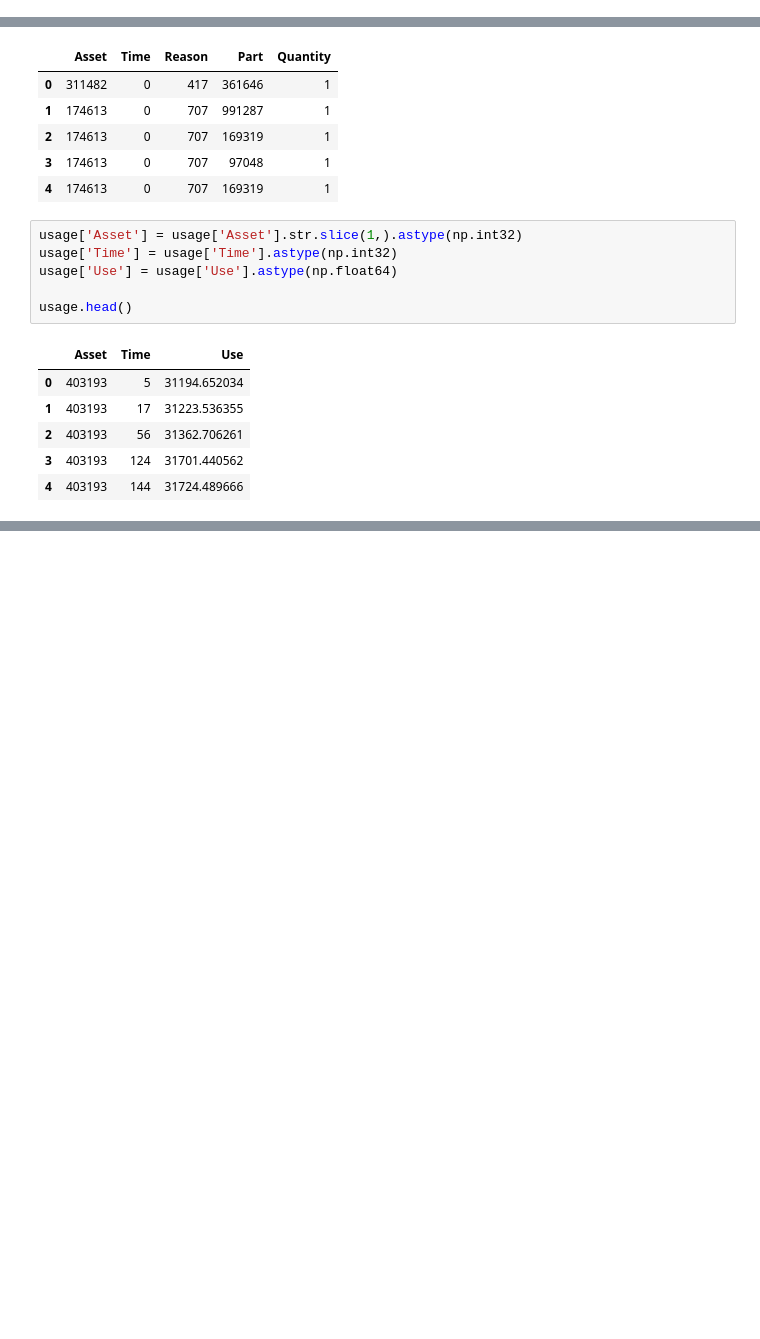
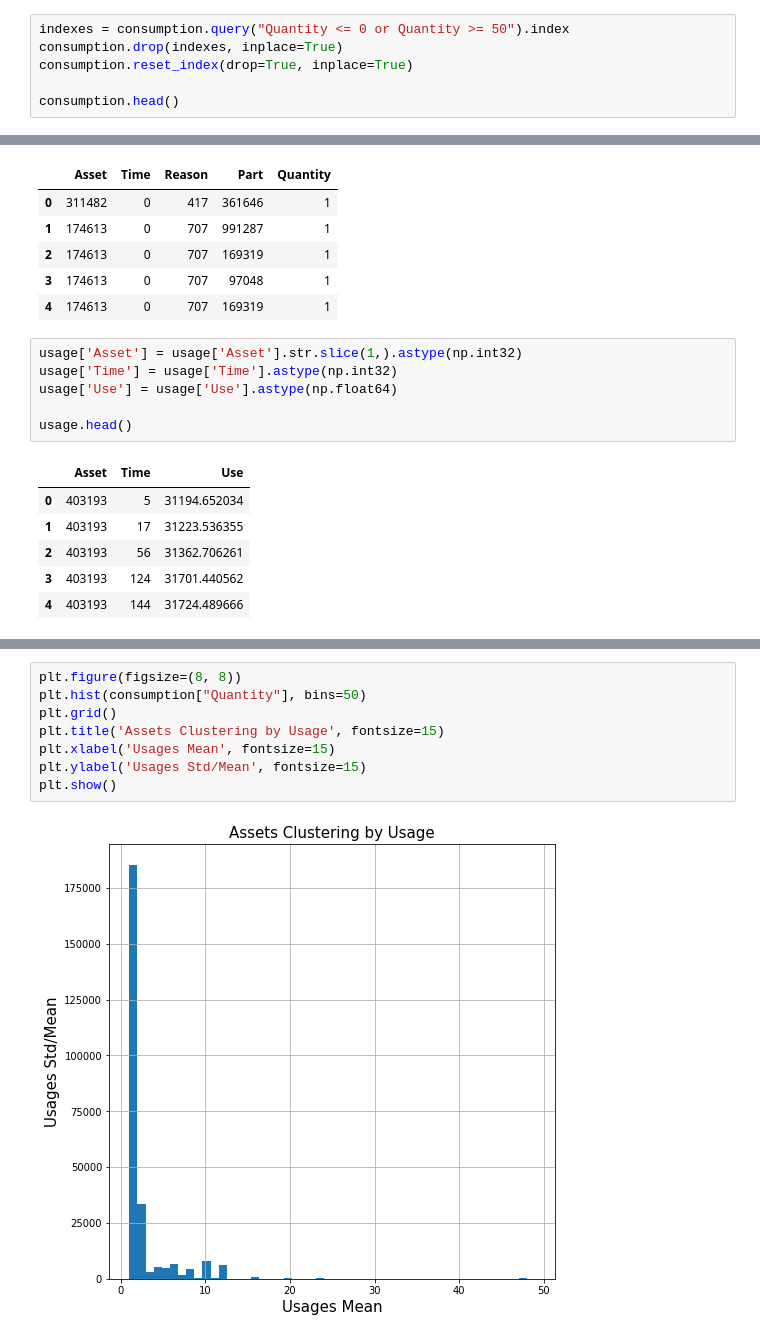
Before and after one commit to ronaldpereira/phm-challenge, a Jupyter notebook: 2014/src/PHM Article Reproduction.ipynb, the cells around one changed output, grey strips where cells are left out. Saved outputs shown, nothing was run; the diff lists cells and outputs as text; blank space fills up the shorter version.

```diff
--- a/2014/src/PHM Article Reproduction.ipynb
+++ b/2014/src/PHM Article Reproduction.ipynb
@@ -68,2 +55,8 @@ consumption.head()
 # %% [markdown]
 ## Data Preprocessing
+# %%
+indexes = consumption.query("Quantity <= 0 or Quantity >= 50").index
+consumption.drop(indexes, inplace=True)
+consumption.reset_index(drop=True, inplace=True)
+
+consumption.head()
@@ -97,0 +119,10 @@ usage.head()
+# %%
+plt.figure(figsize=(8, 8))
+plt.hist(consumption["Quantity"], bins=50)
+plt.grid()
+plt.title('Assets Clustering by Usage', fontsize=15)
+plt.xlabel('Usages Mean', fontsize=15)
+plt.ylabel('Usages Std/Mean', fontsize=15)
+plt.show()
+# %% [output]
+[figure, added]
```
Also changed, not shown: parts of 3 cells of this notebook, 2 other files.
